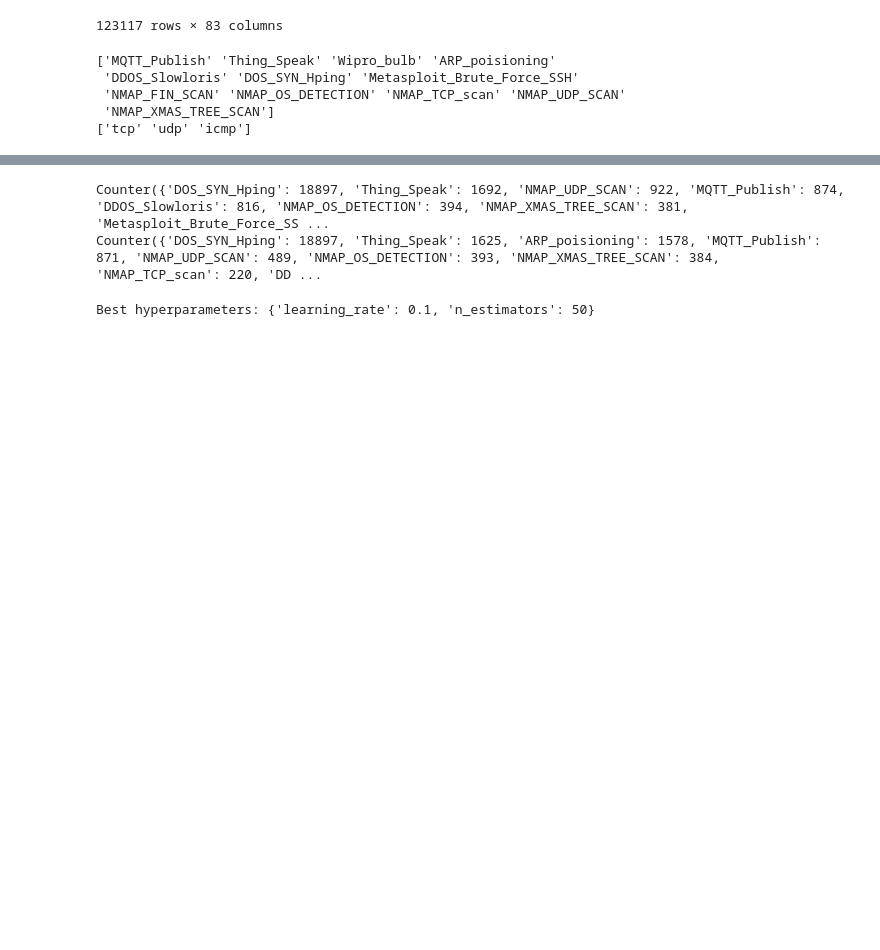
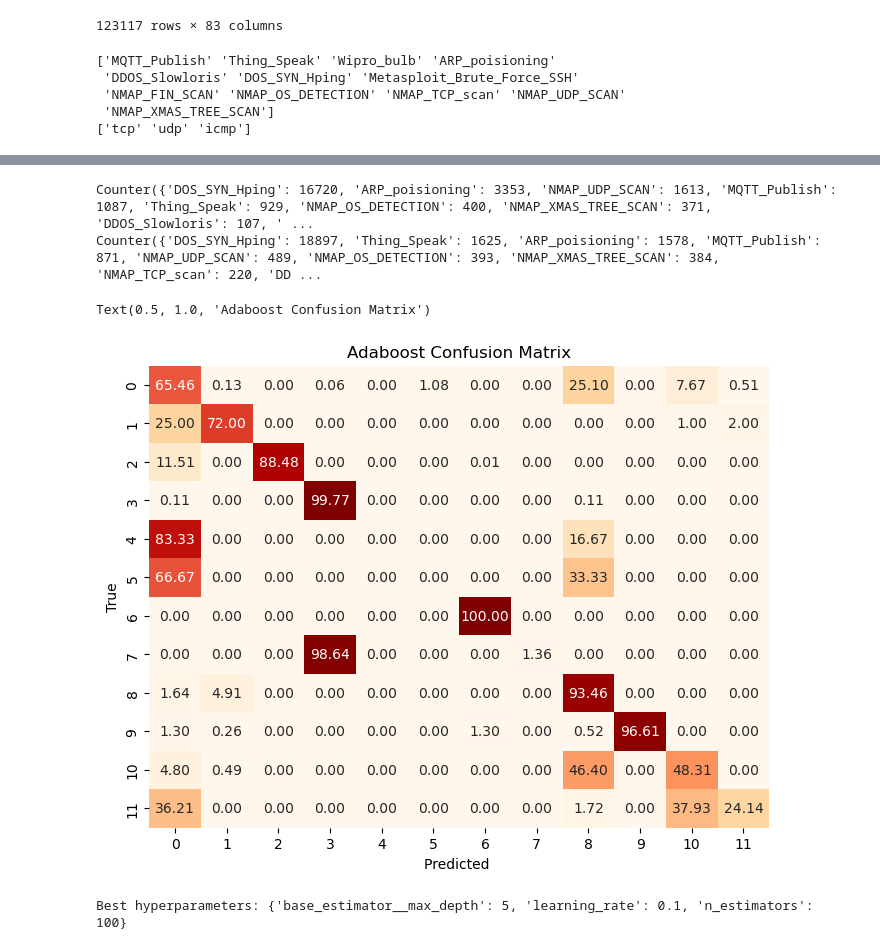
Before and after one commit to EmilySu08/CPE576-Project, a Jupyter notebook: Final Project.ipynb, the cells around one changed output, grey strips where cells are left out. Drawn from its saved outputs; the diff is of its cells as text; code cells hidden in the pictures; blank space fills up the shorter version.

```diff
--- a/Final Project.ipynb
+++ b/Final Project.ipynb
@@ -100,9 +107,20 @@ AdaBoostClassifier(learning_rate=2.0, n_estimators=100, random_state=0)
 # %%
-from sklearn.metrics import accuracy_score
+import pandas as pd
+from sklearn.metrics import accuracy_score, precision_score, recall_score, f1_score, classification_report
+# Calculate accuracy
 
-y_pred = clf.predict(X_test)
+#accuracy of model
 
-accuracy = accuracy_score(y_test, y_pred)
+y_pred_Ada = Ada_clf.predict(X_test)
 
-print("accuracy:", accuracy)
+accuracy_Ada = accuracy_score(y_test, y_pred_Ada)
+report_Ada = classification_report(y_test, y_pred_Ada, output_dict=True)
+
+print("accuracy:", accuracy_Ada)
+
+class_report_df_Ada = pd.DataFrame(report_Ada).transpose()
+class_report_df_Ada = class_report_df_Ada.rename(columns={'precision': 'Precision', 'recall': 'Recall', 'f1-score': 'F1-Score', 'support': 'Support'})
+
+# Print the DataFrame
+print(class_report_df_Ada)
 # %% [output]
@@ -110,24 +144,48 @@ accuracy: 0.9021686159844055
 # %%
+#number of classified and misclassified
+
 from collections import Counter
 class_counts = Counter(y_test)
-class_counts_pred = Counter(y_pred)
+class_counts_pred = Counter(y_pred_Ada)
 print(class_counts_pred)
 print(class_counts)
+
+#plotting confusion matrix
+
+from sklearn.metrics import confusion_matrix
+import seaborn as sns
+import matplotlib.pyplot as plt
+from matplotlib.pyplot import savefig
+
+#confusion matrix
+cm_Ada = confusion_matrix(y_test, y_pred_Ada)
+#making it percent
+cm_percent_Ada = cm_Ada / np.sum(cm_Ada, axis=1, keepdims=True) * 100
+
+plt.figure(figsize=(8, 6))
+sns.heatmap(cm_percent_Ada, annot=True,cmap= 'OrRd' ,fmt=".2f", cbar=False)
+plt.xlabel('Predicted ')
+plt.ylabel('True')
+plt.title('Adaboost Confusion Matrix')
 # %% [output]
-Counter({'DOS_SYN_Hping': 18897, 'Thing_Speak': 1692, 'NMAP_UDP_SCAN': 922, 'MQTT_Publish': 874, 'DDOS_Slowloris': 816, 'NMAP_OS_DETECTION': 394, 'NMAP_XMAS_TREE_SCAN': 381, 'Metasploit_Brute_Force_SS ...
+Counter({'DOS_SYN_Hping': 16720, 'ARP_poisioning': 3353, 'NMAP_UDP_SCAN': 1613, 'MQTT_Publish': 1087, 'Thing_Speak': 929, 'NMAP_OS_DETECTION': 400, 'NMAP_XMAS_TREE_SCAN': 371, 'DDOS_Slowloris': 107, ' ...
 Counter({'DOS_SYN_Hping': 18897, 'Thing_Speak': 1625, 'ARP_poisioning': 1578, 'MQTT_Publish': 871, 'NMAP_UDP_SCAN': 489, 'NMAP_OS_DETECTION': 393, 'NMAP_XMAS_TREE_SCAN': 384, 'NMAP_TCP_scan': 220, 'DD ...
+Text(0.5, 1.0, 'Adaboost Confusion Matrix')
+[figure, added]
 # %%
 from sklearn.model_selection import GridSearchCV
-
+from sklearn.tree import DecisionTreeClassifier
+base = DecisionTreeClassifier()
 param_grid = {
     'n_estimators': [50, 100, 200],
-    'learning_rate': [0.1, 0.5, 1.0, 2.0]
+    'learning_rate': [0.1, 0.5, 1.0, 2.0],
+    'base_estimator__max_depth': [1, 2, 3, 4, 5]
 }
 
-grid_search = GridSearchCV(estimator=AdaBoostClassifier(random_state=0),
+grid_search = GridSearchCV(estimator=AdaBoostClassifier(base_estimator = base, random_state=42, algorithm = 'SAMME'),
 param_grid=param_grid,
 cv=3,  # 3-fold cross-validation
-scoring='accuracy',  # Use accuracy as the evaluation metric
+scoring='balanced_accuracy',  # Use accuracy as the evaluation metric
 n_jobs=-1  # Use all available CPU cores
 )
 
@@ -140,5 +198,5 @@ best_model = grid_search.best_estimator_
 
 test_accuracy = best_model.score(X_test, y_test)
 # %% [output]
-Best hyperparameters: {'learning_rate': 0.1, 'n_estimators': 50}
+Best hyperparameters: {'base_estimator__max_depth': 5, 'learning_rate': 0.1, 'n_estimators': 100}
 # %%
```
Also changed, not shown: parts of 11 cells of this notebook.
